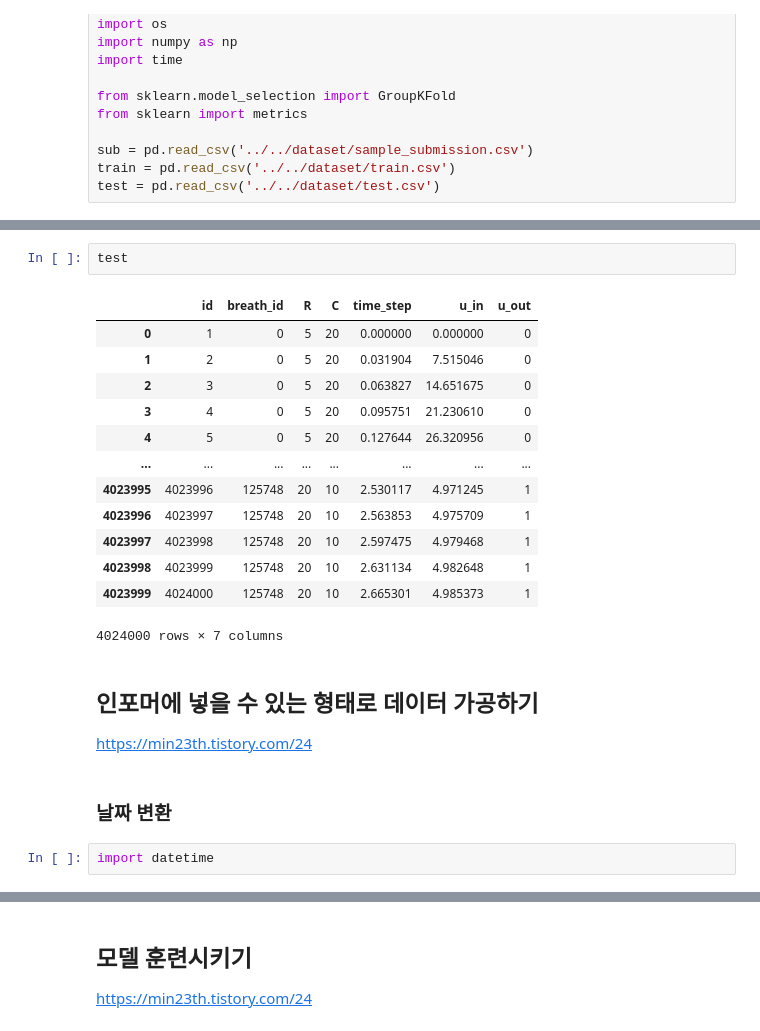
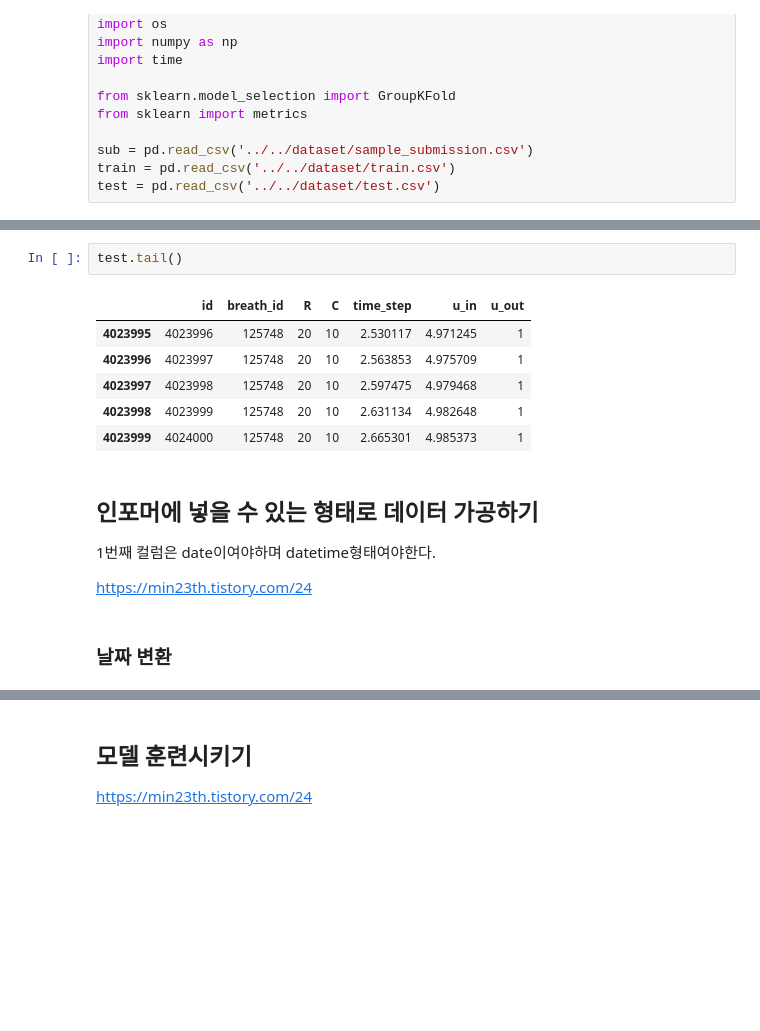
Before and after one commit to K-107/Ventilator_Pressure_Prediction, a Jupyter notebook: jonghee.ipynb, the cells around one changed output, grey strips where cells are left out. Cells and saved outputs as stored; diff of their text form; blank space fills up the shorter version.

```diff
--- a/jonghee.ipynb
+++ b/jonghee.ipynb
@@ -39,26 +46,19 @@ train
 # %%
-test
+test.tail()
 # %% [output]
 |  | id | breath_id | R | C | time_step | u_in | u_out |
-| 0 | 1 | 0 | 5 | 20 | 0.000000 | 0.000000 | 0 |
-| 1 | 2 | 0 | 5 | 20 | 0.031904 | 7.515046 | 0 |
-| 2 | 3 | 0 | 5 | 20 | 0.063827 | 14.651675 | 0 |
-| 3 | 4 | 0 | 5 | 20 | 0.095751 | 21.230610 | 0 |
-| 4 | 5 | 0 | 5 | 20 | 0.127644 | 26.320956 | 0 |
-| ... | ... | ... | ... | ... | ... | ... | ... |
 | 4023995 | 4023996 | 125748 | 20 | 10 | 2.530117 | 4.971245 | 1 |
 | 4023996 | 4023997 | 125748 | 20 | 10 | 2.563853 | 4.975709 | 1 |
 | 4023997 | 4023998 | 125748 | 20 | 10 | 2.597475 | 4.979468 | 1 |
 | 4023998 | 4023999 | 125748 | 20 | 10 | 2.631134 | 4.982648 | 1 |
 | 4023999 | 4024000 | 125748 | 20 | 10 | 2.665301 | 4.985373 | 1 |
-4024000 rows × 7 columns
 # %% [markdown]
 ## 인포머에 넣을 수 있는 형태로 데이터 가공하기
 
+1번째 컬럼은 date이여야하며 datetime형태여야한다.
+
 https://min23th.tistory.com/24
 # %% [markdown]
 ### 날짜 변환
-# %%
-import datetime
 # %%
 train = train.reset_index()
```
Also changed, not shown: parts of 54 cells of this notebook.
